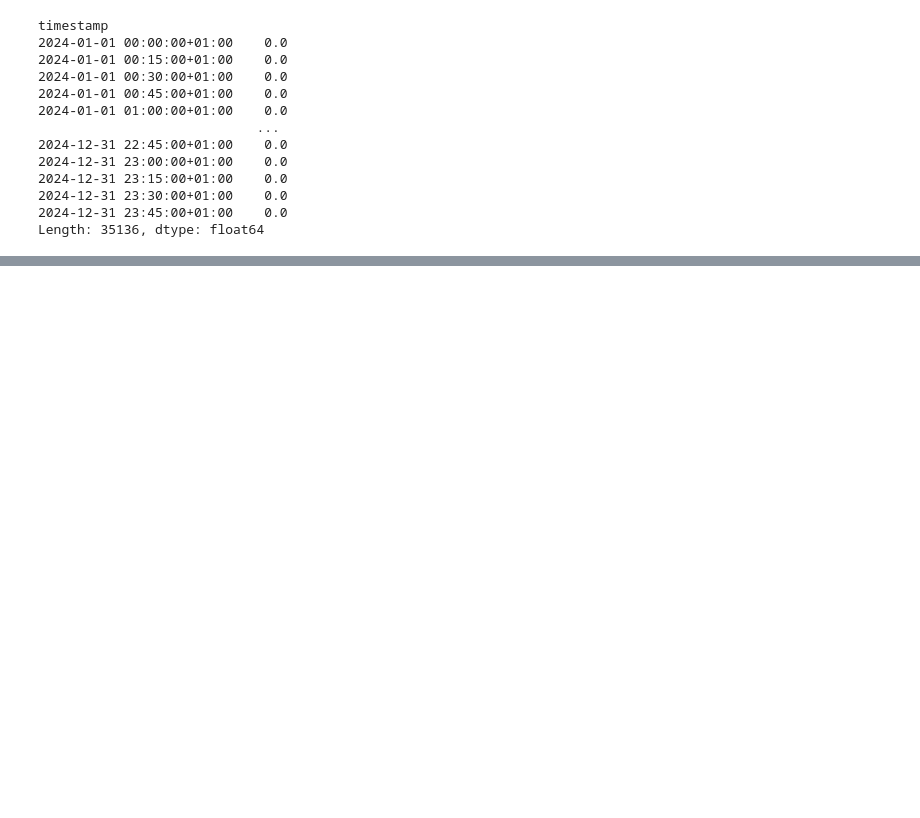
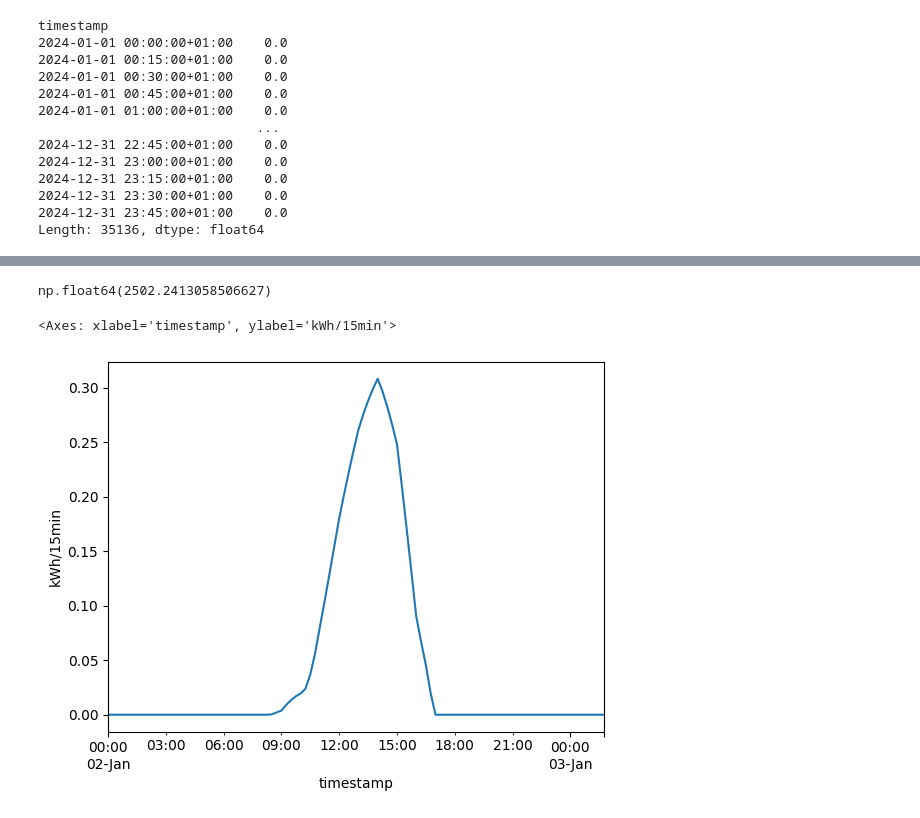
Before and after one commit to EnergieID/OpenEnergyID, a Jupyter notebook: pvlib.ipynb, the cells around one changed output, grey strips where cells are left out. Saved outputs shown, nothing was run; the diff lists cells and outputs as text; code cells hidden in the pictures; blank space fills up the shorter version.

```diff
--- a/pvlib.ipynb
+++ b/pvlib.ipynb
@@ -62,0 +85,29 @@ sim.simulation_results.resample("MS").sum().plot.bar(ylabel="kWh")
+# %%
+sim.simulation_results.sum()
+# %% [output]
+np.float64(2502.2413058506627)
+# %%
+simulation_parameters = {
+    "modelchain": {
+        "system": {
+            "surface_tilt": 35,
+            "surface_azimuth": 245,
+            "modules_per_string": 6,
+            "p_inverter": 2000.0,
+        },
+        "location": {"latitude": 51.2, "longitude": 4.4, "tz": "Europe/Brussels"},
+    },
+    "start": "2024-01-01",
+    "end": "2025-01-01",
+}
+# %%
+input_ = PVLibQuickScanInput.model_validate(simulation_parameters)
+# %%
+sim = PVLibSimulator.from_pydantic(input_)
+# %%
+sim.load_weather()
+# %%
+sim.simulation_results.iloc[96:200].plot(ylabel="kWh/15min")
+# %% [output]
+<Axes: xlabel='timestamp', ylabel='kWh/15min'>
+[figure, added]
```
Also changed, not shown: parts of 6 cells of this notebook, 4 other files.
